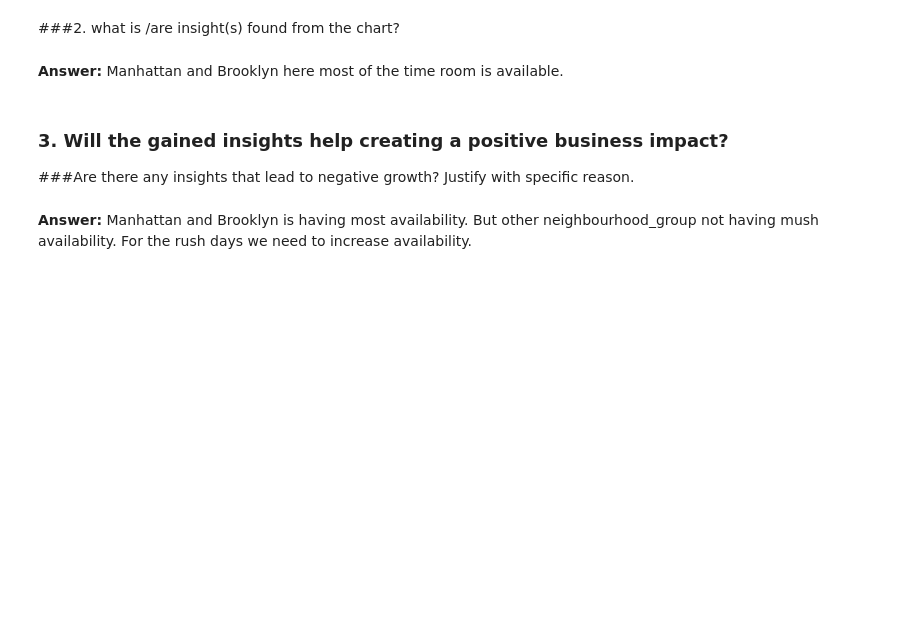
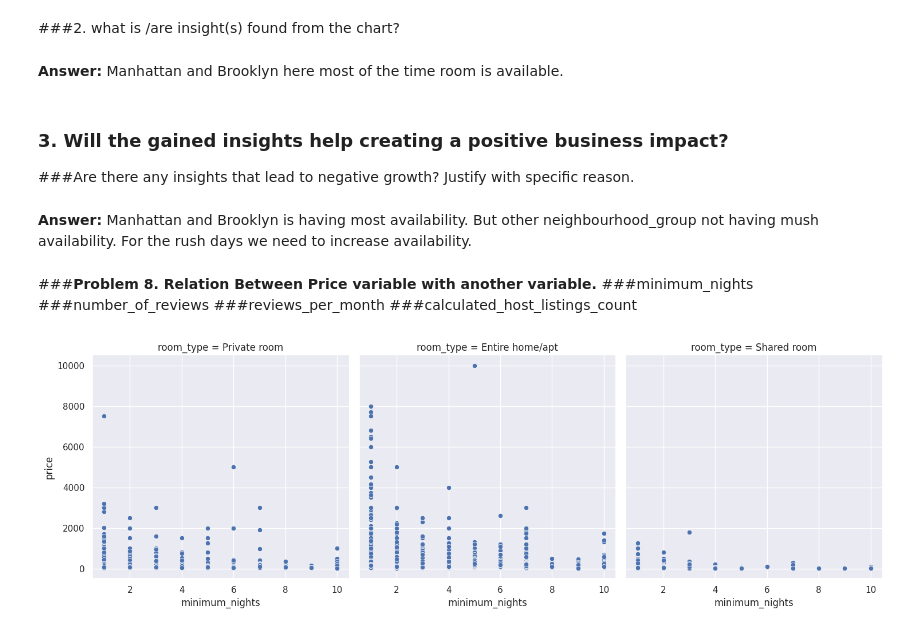
Before and after one commit to David-Kumawat/Capstone_Project-AirBnb_Bookings_Analysis, a Jupyter notebook: Capstone_EDA_Project_AirBnb_Bookings_Analysis.ipynb, the cells around one changed output. Saved outputs shown, nothing was run; the diff lists cells and outputs as text; code cells hidden in the pictures; blank space fills up the shorter version.

Commit message:
Summary and Problem statement

```diff
--- a/Capstone_EDA_Project_AirBnb_Bookings_Analysis.ipynb
+++ b/Capstone_EDA_Project_AirBnb_Bookings_Analysis.ipynb
@@ -730,3 +753,15 @@ plt.show()
 ###Are there any insights that lead to negative growth? Justify with specific reason.
 # %% [markdown]
 **Answer:** Manhattan and Brooklyn is having most availability. But other neighbourhood_group not having mush availability. For the rush days we need to increase availability.
+# %% [markdown]
+###**Problem 8. Relation Between Price variable with another variable.**
+###minimum_nights
+###number_of_reviews
+###reviews_per_month
+###calculated_host_listings_count
+# %%
+# minimum_nights v/s price
+sns.relplot(x='minimum_nights',y='price',data=new_df,col='room_type')
+plt.show()
+# %% [output]
+[figure, added]
```
Also changed, not shown: parts of 53 cells of this notebook.
